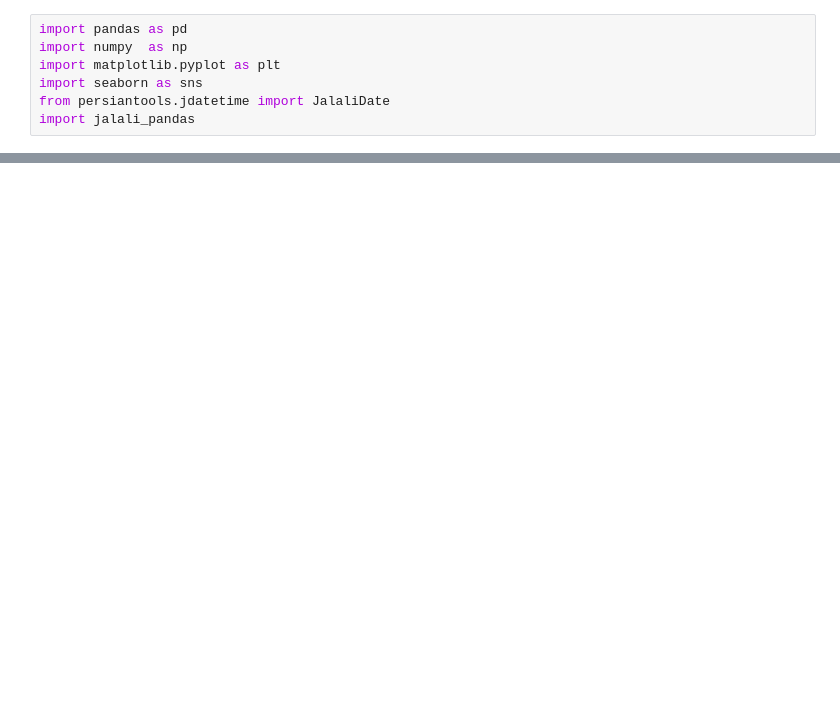
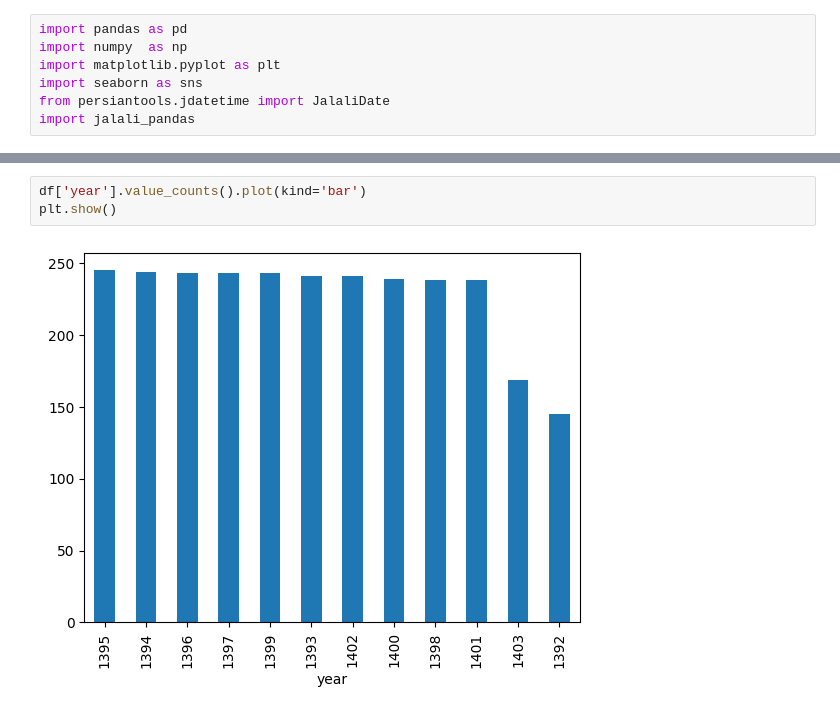
Before and after one commit to mostafamhmdi/IR-MCI-Stock, a Jupyter notebook: codes/cleansing.ipynb, the cells around one changed output, grey strips where cells are left out. Cells and saved outputs as stored; diff of their text form; blank space fills up the shorter version.

```diff
--- a/codes/cleansing.ipynb
+++ b/codes/cleansing.ipynb
@@ -51,0 +54,5 @@ plt.show()
+# %%
+df['year'].value_counts().plot(kind='bar')
+plt.show()
+# %% [output]
+[figure, added]
```
Also changed, not shown: parts of 12 cells of this notebook.
